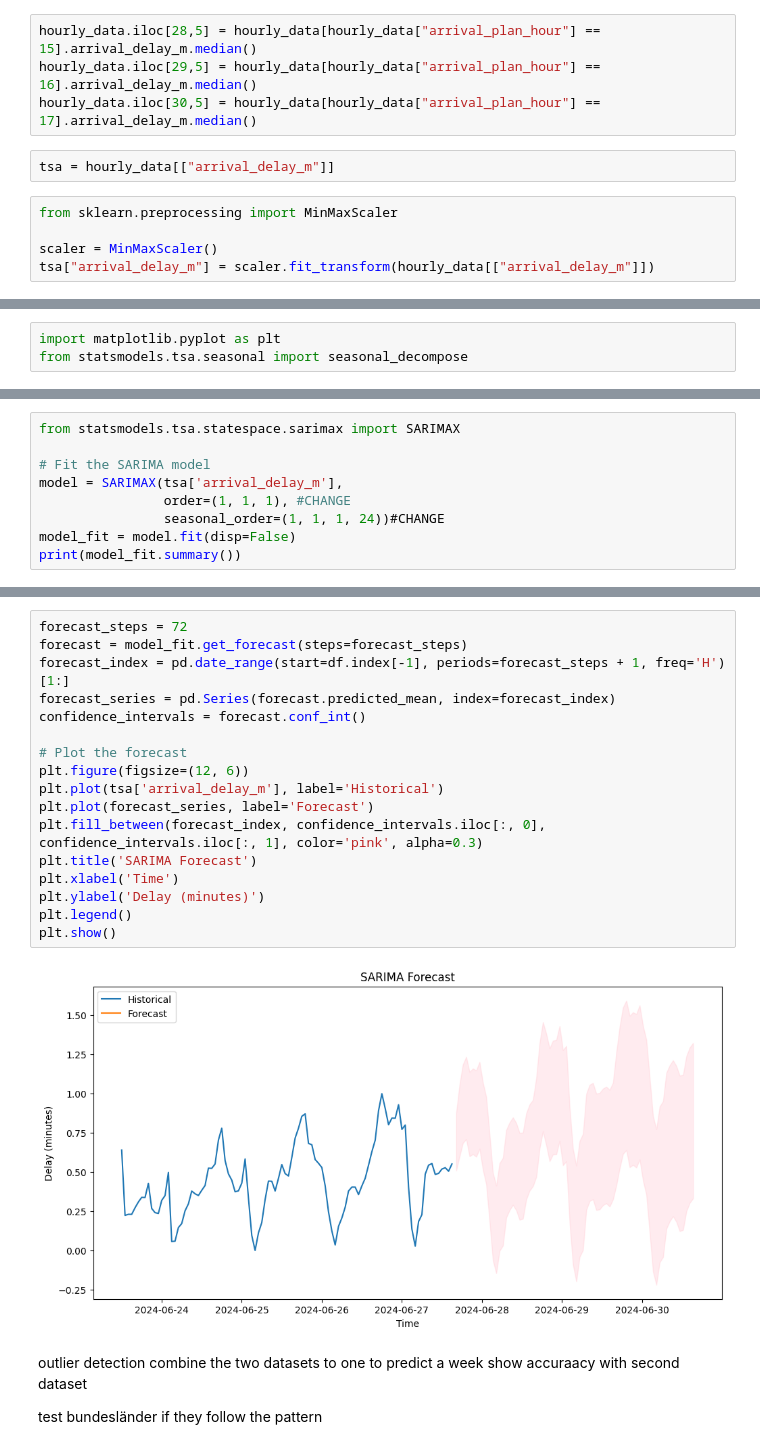
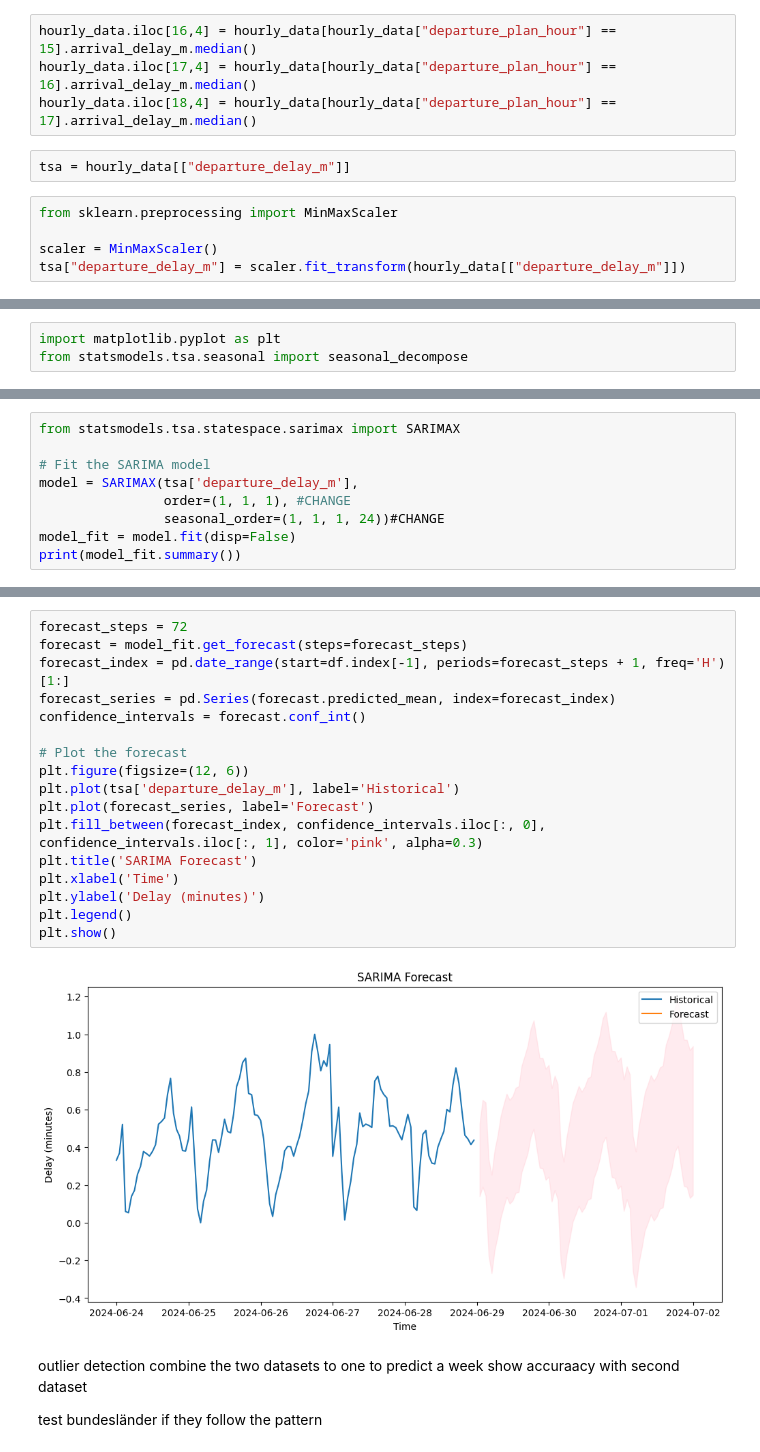
Before and after one commit to Nokkyuu/Fantastic_trains_and_when_to_find_them, a Jupyter notebook: ML/Time_Series.ipynb, the cells around one changed output, grey strips where cells are left out. Cells and saved outputs as stored; diff of their text form.

```diff
--- a/ML/Time_Series.ipynb
+++ b/ML/Time_Series.ipynb
@@ -21,16 +41,16 @@ numeric_cols = df.select_dtypes(include=['float64', 'int64'])
 # Resample to hourly data and calculate the mean
 hourly_data = numeric_cols.resample('h').mean()
 # %%
-hourly_data.iloc[28,5] = hourly_data[hourly_data["arrival_plan_hour"] == 15].arrival_delay_m.median()
-hourly_data.iloc[29,5] = hourly_data[hourly_data["arrival_plan_hour"] == 16].arrival_delay_m.median()
-hourly_data.iloc[30,5] = hourly_data[hourly_data["arrival_plan_hour"] == 17].arrival_delay_m.median()
+hourly_data.iloc[16,4] = hourly_data[hourly_data["departure_plan_hour"] == 15].arrival_delay_m.median()
+hourly_data.iloc[17,4] = hourly_data[hourly_data["departure_plan_hour"] == 16].arrival_delay_m.median()
+hourly_data.iloc[18,4] = hourly_data[hourly_data["departure_plan_hour"] == 17].arrival_delay_m.median()
 # %%
-tsa = hourly_data[["arrival_delay_m"]]
+tsa = hourly_data[["departure_delay_m"]]
 # %%
 from sklearn.preprocessing import MinMaxScaler
 
 scaler = MinMaxScaler()
-tsa["arrival_delay_m"] = scaler.fit_transform(hourly_data[["arrival_delay_m"]])
+tsa["departure_delay_m"] = scaler.fit_transform(hourly_data[["departure_delay_m"]])
 # %% [output]
 A value is trying to be set on a copy of a slice from a DataFrame.
 Try using .loc[row_indexer,col_indexer] = value instead
@@ -85,7 +88,7 @@ plt.show()
 from statsmodels.tsa.statespace.sarimax import SARIMAX
 
 # Fit the SARIMA model
-model = SARIMAX(tsa['arrival_delay_m'],
+model = SARIMAX(tsa['departure_delay_m'],
                 order=(1, 1, 1), #CHANGE
                 seasonal_order=(1, 1, 1, 24))#CHANGE
 model_fit = model.fit(disp=False)
@@ -117,22 +120,22 @@ plt.show()
 # %%
 forecast_steps = 72
 forecast = model_fit.get_forecast(steps=forecast_steps)
 forecast_index = pd.date_range(start=df.index[-1], periods=forecast_steps + 1, freq='H')[1:]
 forecast_series = pd.Series(forecast.predicted_mean, index=forecast_index)
 confidence_intervals = forecast.conf_int()
 
 # Plot the forecast
 plt.figure(figsize=(12, 6))
-plt.plot(tsa['arrival_delay_m'], label='Historical')
+plt.plot(tsa['departure_delay_m'], label='Historical')
 plt.plot(forecast_series, label='Forecast')
 plt.fill_between(forecast_index, confidence_intervals.iloc[:, 0], confidence_intervals.iloc[:, 1], color='pink', alpha=0.3)
 plt.title('SARIMA Forecast')
 plt.xlabel('Time')
 plt.ylabel('Delay (minutes)')
 plt.legend()
 plt.show()
 # %% [output]
-[figure, old version]
+[figure, new version]
 # %% [markdown]
 outlier detection
 combine the two datasets to one to predict a week
```
Also changed, not shown: parts of 13 cells of this notebook, 23 other files.
